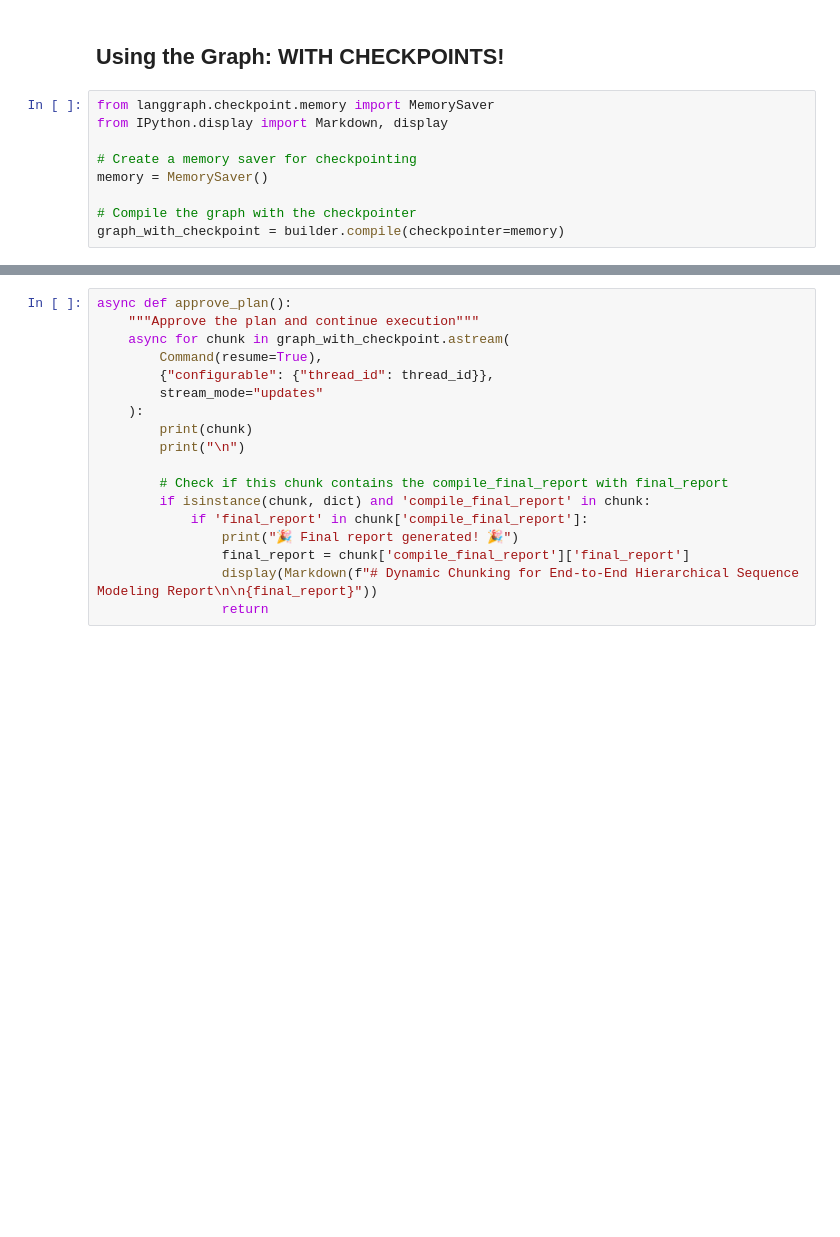
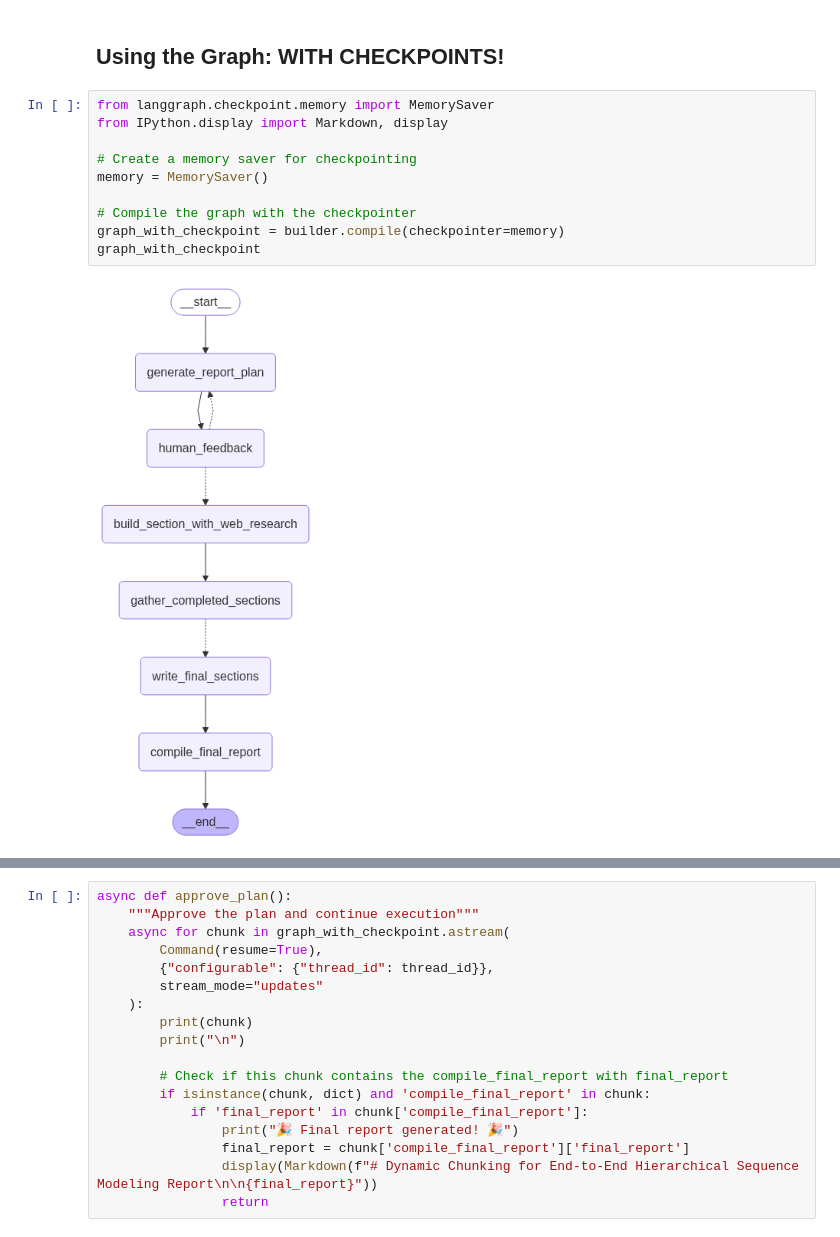
Before and after one commit to ovokpus/AIE7, a Jupyter notebook: 10_Open_DeepResearch/open-deep-research.ipynb, the cells around one changed output, grey strips where cells are left out. Drawn from its saved outputs; the diff is of its cells as text; blank space fills up the shorter version.

```diff
--- a/10_Open_DeepResearch/open-deep-research.ipynb
+++ b/10_Open_DeepResearch/open-deep-research.ipynb
@@ -1754,12 +1754,15 @@ builder.add_edge("compile_final_report", END)
 # %%
 from langgraph.checkpoint.memory import MemorySaver
 from IPython.display import Markdown, display
 
 # Create a memory saver for checkpointing
 memory = MemorySaver()
 
 # Compile the graph with the checkpointer
 graph_with_checkpoint = builder.compile(checkpointer=memory)
+graph_with_checkpoint
+# %% [output]
+[figure, added]
 # %%
 # Create a unique thread ID
 import uuid
```
Also changed, not shown: parts of 2 cells of this notebook, 1 other file.
